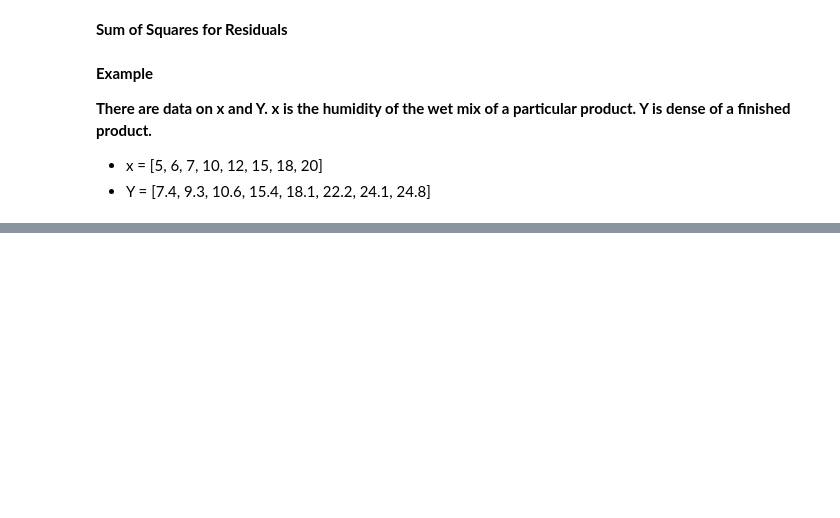
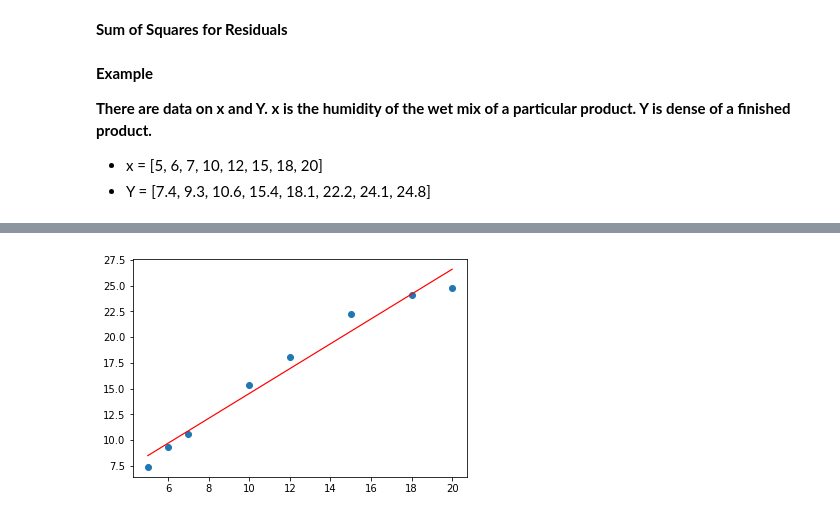
Before and after one commit to batuhanmtl/Regression, a Jupyter notebook: ModuleUsageExample.ipynb, the cells around one changed output, grey strips where cells are left out. Drawn from its saved outputs; the diff is of its cells as text; code cells hidden in the pictures; blank space fills up the shorter version.

```diff
--- a/ModuleUsageExample.ipynb
+++ b/ModuleUsageExample.ipynb
@@ -69,0 +75,7 @@ Y = [7.4, 9.3, 10.6, 15.4, 18.1, 22.2, 24.1, 24.8]
+# %%
+alpha = RegressionParameters.A(x,Y)
+beta = RegressionParameters.B(x,Y)
+
+# They are output according to the regression equation.
+reg_Y =[(alpha +beta * i)for i in x]
+reg_Y
@@ -69,0 +91,6 @@ Y = [7.4, 9.3, 10.6, 15.4, 18.1, 22.2, 24.1, 24.8]
+# %%
+plt.scatter(x,Y)
+plt.plot(x,reg_Y,color='red',linewidth=1.2)
+plt.show()
+# %% [output]
+[figure, added]
```
Also changed, not shown: parts of 2 cells of this notebook.
